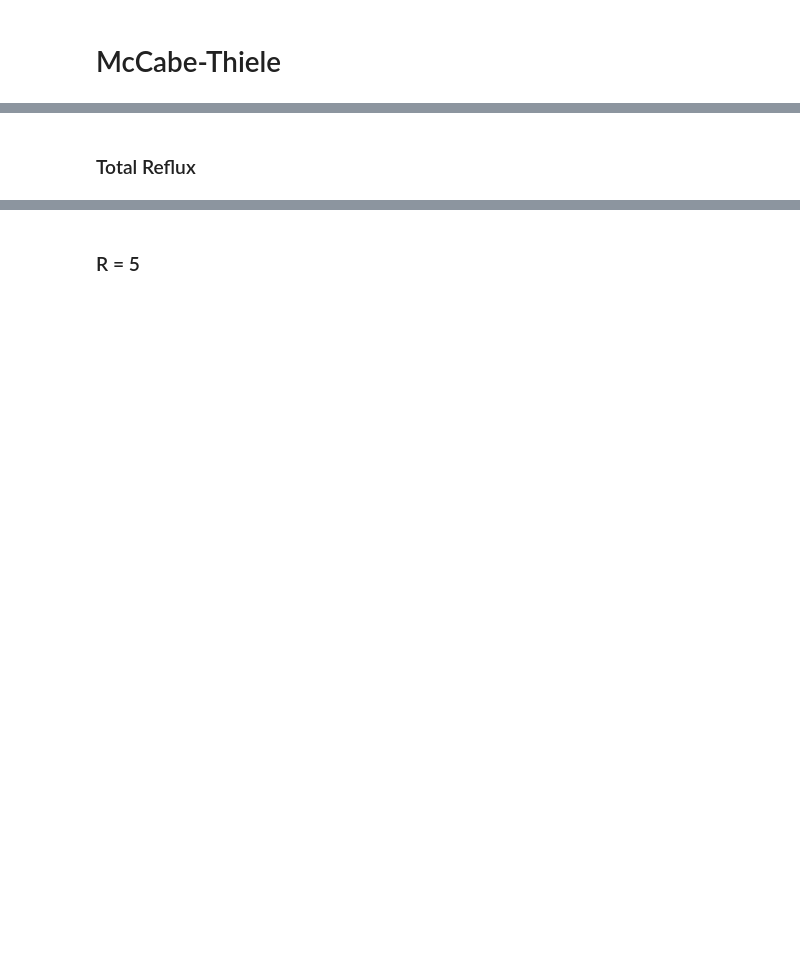
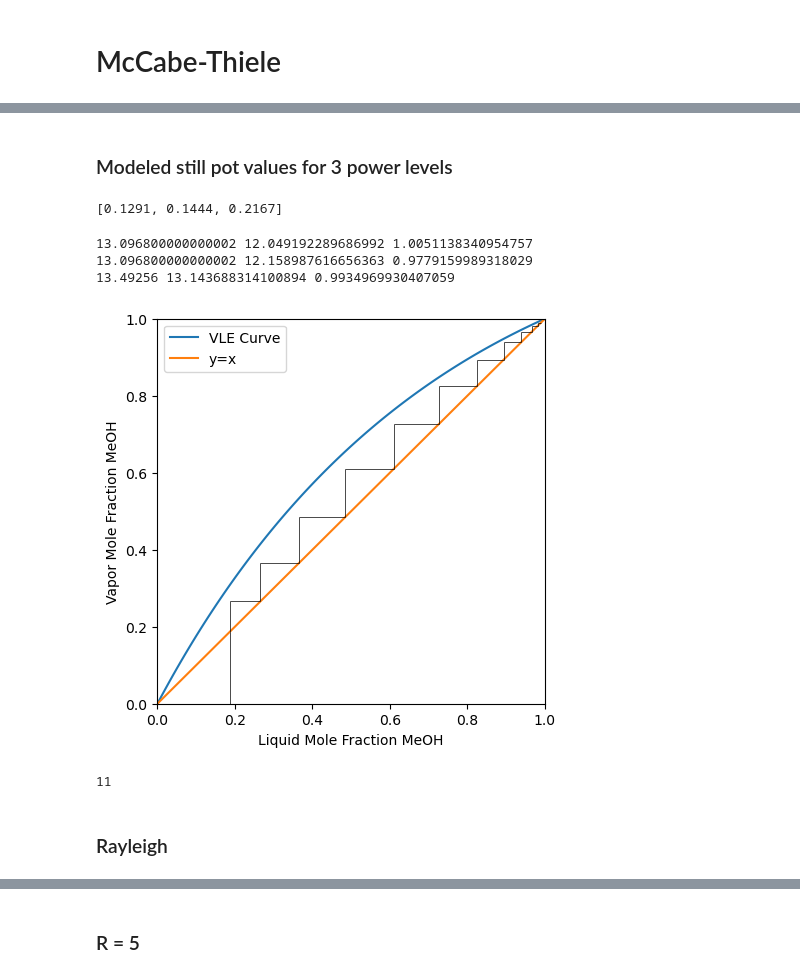
Before and after one commit to lwchau-afk/180A-Batch-Dist., a Jupyter notebook: Batch Distillation.ipynb, the cells around one changed output, grey strips where cells are left out. Drawn from its saved outputs; the diff is of its cells as text; code cells hidden in the pictures; blank space fills up the shorter version.

```diff
--- a/Batch Distillation.ipynb
+++ b/Batch Distillation.ipynb
@@ -218,25 +211,47 @@ print(merrs)
+# %% [markdown]
+### Modeled still pot values for 3 power levels
 # %%
-guess = np.linspace(0.05, 0.95, 20)
-xB_result = []
+dist = [0.99, 0.98, 0.99]
+Still_Pot = []
 
-for i in guess:
-    result = stepDown_solve(0.0, i, R, eff, meff)
-    pred_mct = result[0]
-    xB_result.append(pred_mct[11][0])
+for i in range(len(dist)):
+    result = stepDown_solve(0, dist[i], 'total', effcs[i], meffords[i])
+    answer = result[0]
+    xW = round(answer[11][0], 4)
+    Still_Pot.append(xW)
 
-xD_solve = interp1d(xB_result, guess, kind='linear', fill_value='extrapolate')
-
-result = integrate.quad(lambda x: 1/(xD_solve(x)-x), xF, guess_final)
-W = F*math.exp(result[0])
-Avg_d = (F*xF - W*guess_final)/(F-W)
+print(Still_Pot)
+# %% [output]
+[0.1291, 0.1444, 0.2167]
 # %%
-Dvals = [0.99, 0.98, 0.99, 0.99]
-eff = effcs[3]
-meff = meffords[3]
-VALUES = []
-for i in range(4):
-    result_2 = stepDown_solve(0.0, Dvals[i], 'total', eff, meff)
-    pred_mct_2 = result_2[0]
-    VALUES.append(round(pred_mct_2[11][0], 3))
+### Interpolations
+eff = np.mean(effcs)
+meff = np.mean(meffords)
 
-print(VALUES)
+
+
+
+## ------------
+
+feed = [0.20, 0.20, 0.24]
+xW = [0.13, 0.14, 0.22]
+for i in range(len(feed)):
+    guess = np.linspace(0.01, 0.99, 30)
+    xB_result = []
+    for j in guess:
+        result = stepDown_solve(0.0, j, 'total', effcs[i], meffords[i])
+        pred_mct = result[0]
+        xB_result.append(pred_mct[11][0])
+
+    xD_solve = interp1d(xB_result, guess, kind='linear', fill_value='extrapolate')
+    xF = feed[i]
+    F = 850*weighted_avg(xF, (1-xF))
+    guess_final = xW[i]
+    result = integrate.quad(lambda x: 1/(xD_solve(x)-x), xF, guess_final)
+    W = F*math.exp(result[0])
+    Avg_d = (F*xF - W*guess_final)/(F-W)
+    print(F, W, Avg_d)
+# %% [output]
+13.096800000000002 12.049192289686992 1.0051138340954757
+13.096800000000002 12.158987616656363 0.9779159989318029
+13.49256 13.143688314100894 0.9934969930407059
@@ -253,30 +258,34 @@ print(f'The average distillate composition is {Avg_d:.2f} MeOH and {1-Avg_d:.2f}
-# %% [markdown]
-### Total Reflux
 # %%
 x_vals = np.linspace(0, 1, 100)
 y_vals = [VLE_solve(x) for x in x_vals]
 
-result = stepDown_solve(0.21970, 0.98883, 'total', 1, meff)
+result = stepDown_solve(0.21, 0.99, 'total', 0.73, 0.93)
 mccabe = result[0]
 # Plotting
 plt.figure(figsize=(5,5))
 plt.plot(x_vals, y_vals, label='VLE Curve')
 plt.plot(x_vals, x_vals, label='y=x')
 
 endpt = len(mccabe)-1
 for i in range(endpt):
     plt.hlines(mccabe[i][1], mccabe[i][0], mccabe[i+1][0], colors='black', linestyles='solid', linewidth=0.5)
     plt.vlines(mccabe[i+1][0], mccabe[i][1], mccabe[i+1][1], colors='black', linestyles='solid', linewidth=0.5)
-plt.vlines(x=mccabe[endpt][0], ymin=0, ymax=mccabe[endpt][1], colors='black', linestyles='solid', linewidth=1)
+plt.vlines(x=mccabe[endpt][1], ymin=0, ymax=mccabe[endpt][1], colors='black', linestyles='solid', linewidth=0.5)
 
 plt.xlabel('Liquid Mole Fraction MeOH')
 plt.ylabel('Vapor Mole Fraction MeOH')
 plt.legend()
 ax = plt.gca()
 ax.set_xlim([0, 1])
 ax.set_ylim([0, 1])
-plt.savefig('total_reflux.png', dpi=300, bbox_inches='tight')
+## plt.text(0.05, 0.8, "126 ± 2 W", fontsize=12, color='black')
+plt.savefig('total_reflux_AVG.png', dpi=300, bbox_inches='tight')
 plt.show()
 
 theoretical_stages = result[1]
 print(theoretical_stages)
+# %% [output]
+[figure, added]
+11
+# %% [markdown]
+### Rayleigh
```
Also changed, not shown: parts of 10 cells of this notebook, 1 other file.
